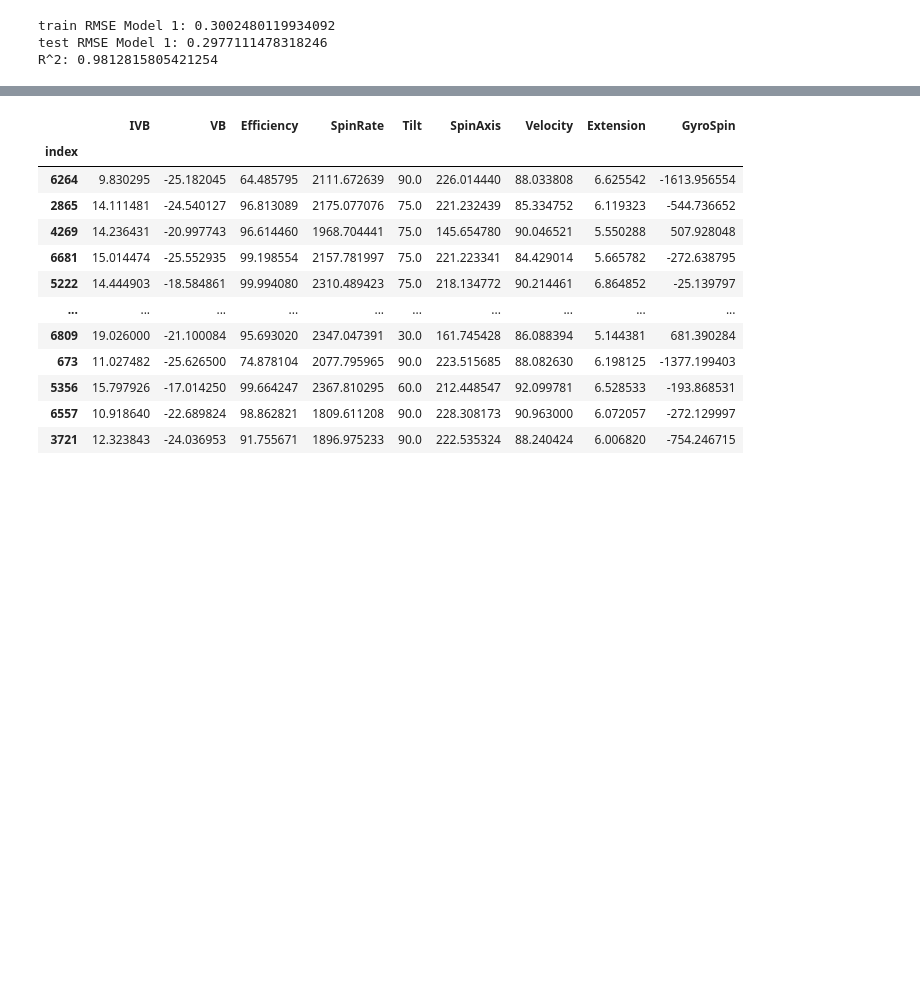
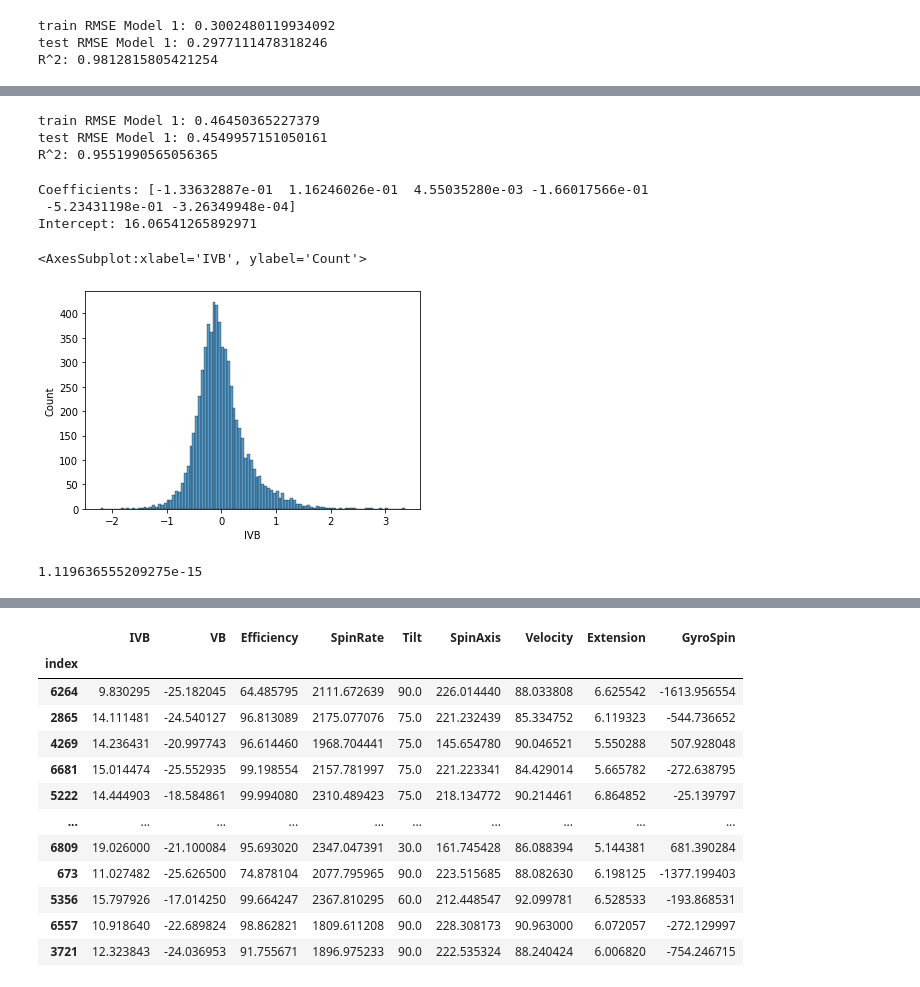
Before and after one commit to mdalquist/IVB-Regression-Analysis, a Jupyter notebook: IVB Regression Analysis.ipynb, the cells around one changed output, grey strips where cells are left out. Cells and saved outputs as stored; diff of their text form; code cells hidden in the pictures; blank space fills up the shorter version.

Commit message:
two models created, check for assumptions needed

```diff
--- a/IVB Regression Analysis.ipynb
+++ b/IVB Regression Analysis.ipynb
@@ -258,0 +272,38 @@ sns.scatterplot(x = y_train, y = pl1.predict(X_train) - y_train).set(ylabel = 'R
+# %%
+proc = ColumnTransformer(
+    transformers = [('conv', FunctionTransformer(lambda x: abs(x-180)), ['SpinAxis'])],
+    remainder = 'passthrough'
+)
+pl2 = Pipeline([
+    ('preprocessor', proc),
+    ('lin-reg', LinearRegression())
+]).fit(X_train, y_train)
+pl2_pred = pl2.predict(X_test)
+train_rmse2 = np.sqrt(mean_squared_error(pl2.predict(X_train), np.array(y_train)))
+print('train RMSE Model 1: ' + str(train_rmse2))
+test_rmse2 = np.sqrt(mean_squared_error(pl2_pred, np.array(y_test)))
+print('test RMSE Model 1: ' + str(test_rmse2))
+r2_2 = r2_score(y_train, pl2.predict(X_train))
+print('R^2: ' + str(r2_2))
+# %% [output]
+train RMSE Model 1: 0.46450365227379
+test RMSE Model 1: 0.4549957151050161
+R^2: 0.9551990565056365
+# %%
+print('Coefficients: ' + str(pl2.get_params()['lin-reg'].coef_))
+print('Intercept: ' + str(pl2.get_params()['lin-reg'].intercept_))
+# %% [output]
+Coefficients: [-1.33632887e-01  1.16246026e-01  4.55035280e-03 -1.66017566e-01
+ -5.23431198e-01 -3.26349948e-04]
+Intercept: 16.06541265892971
+# %%
+#Check assumption: normality of residuals
+sns.histplot(pl2.predict(X_train) - y_train)
+# %% [output]
+<AxesSubplot:xlabel='IVB', ylabel='Count'>
+[figure, added]
+# %%
+#Check assumption: Average value of residuals = 0
+np.mean(pl2.predict(X_train) - y_train)
+# %% [output]
+1.119636555209275e-15
```
Also changed, not shown: parts of 20 cells of this notebook.
